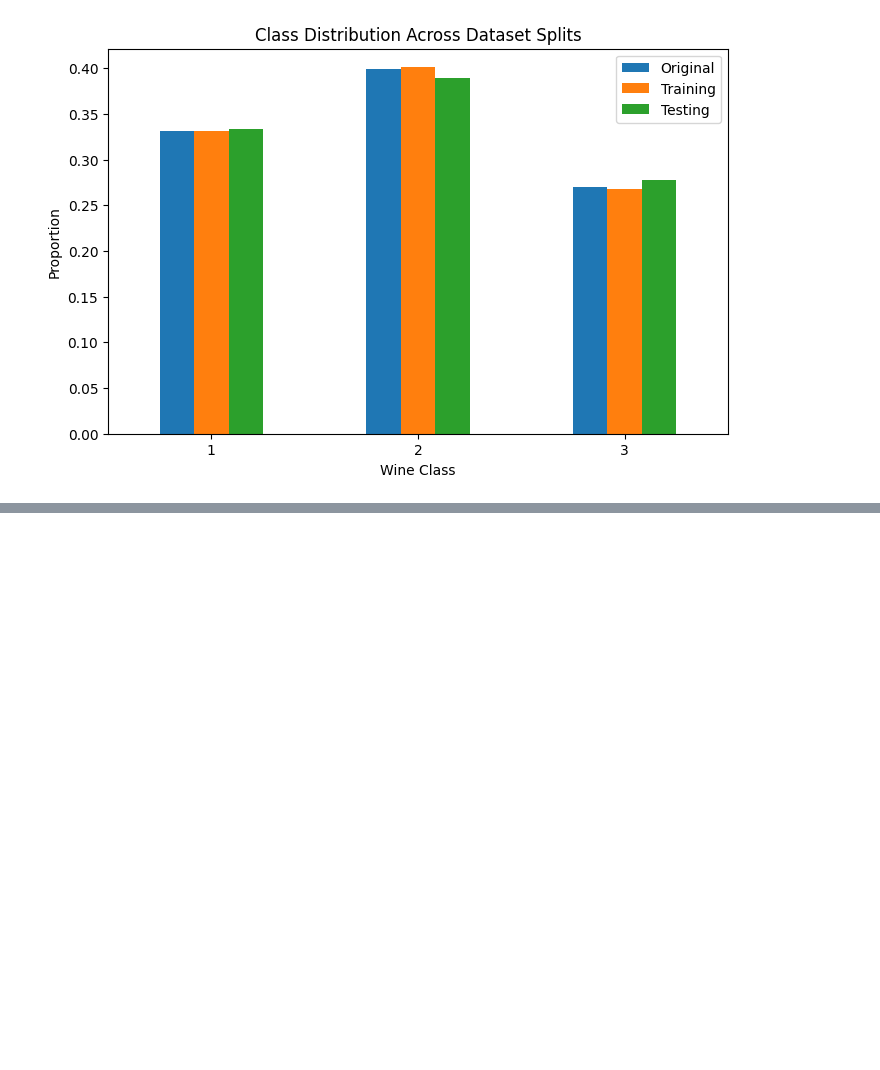
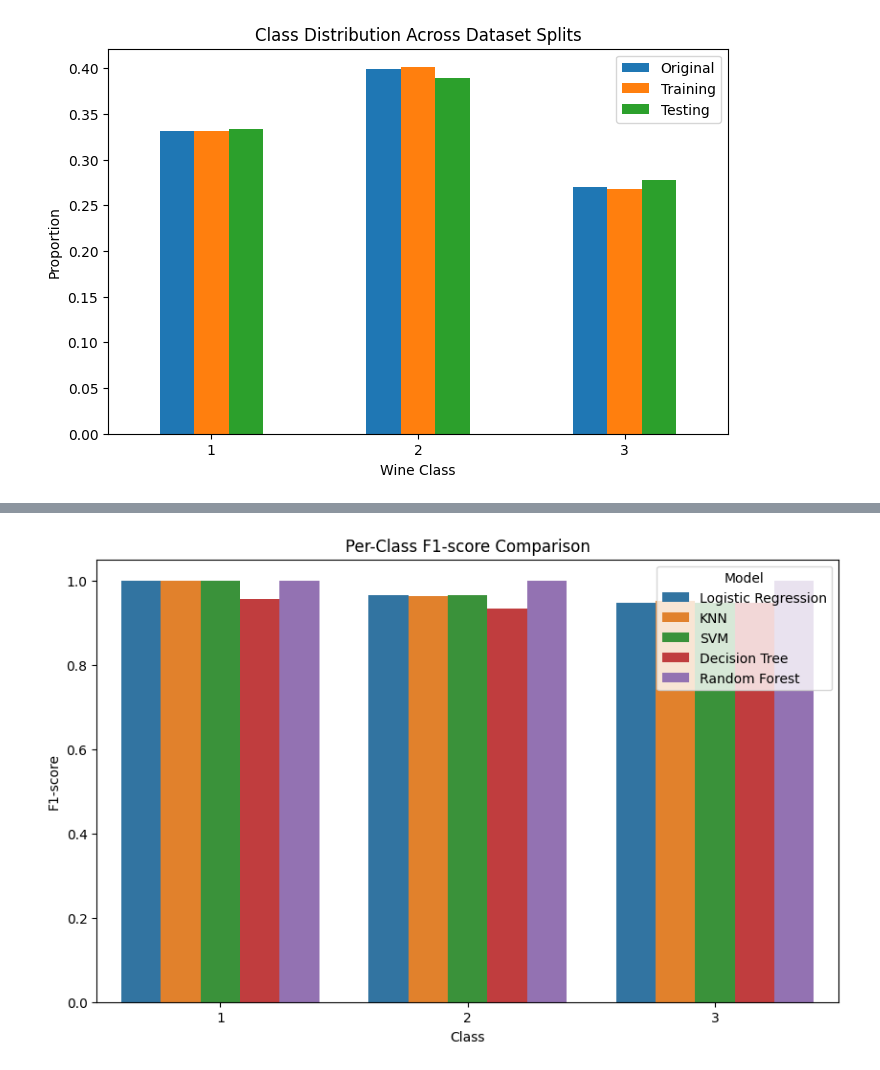
Before and after one commit to yashwanth-bu/classification-machine-learning, a Jupyter notebook: Traditional-Classification-Models/01_wine_classification.ipynb, the cells around one changed output, grey strips where cells are left out. Cells and saved outputs as stored; diff of their text form; code cells hidden in the pictures; blank space fills up the shorter version.

```diff
--- a/Traditional-Classification-Models/01_wine_classification.ipynb
+++ b/Traditional-Classification-Models/01_wine_classification.ipynb
@@ -450,0 +675,13 @@ plt.show()
+# %%
+from sklearn.metrics import classification_report
+
+for name, y_pred in predictions.items():
+
+    print(f"\n{name}")
+    print("=" * 60)
+
+    print(classification_report(
+        y_test,
+        y_pred,
+        zero_division=0
+    ))
@@ -450,0 +754,17 @@ plt.show()
+# %%
+# Compare class performance visually
+
+plt.figure(figsize=(10, 6))
+
+sns.barplot(
+    data=class_results_df,
+    x="Class",
+    y="F1-score",
+    hue="Model"
+)
+
+plt.title("Per-Class F1-score Comparison")
+plt.ylim(0, 1.05)
+plt.show()
+# %% [output]
+[figure, added]
```
Also changed, not shown: parts of 13 cells of this notebook.
